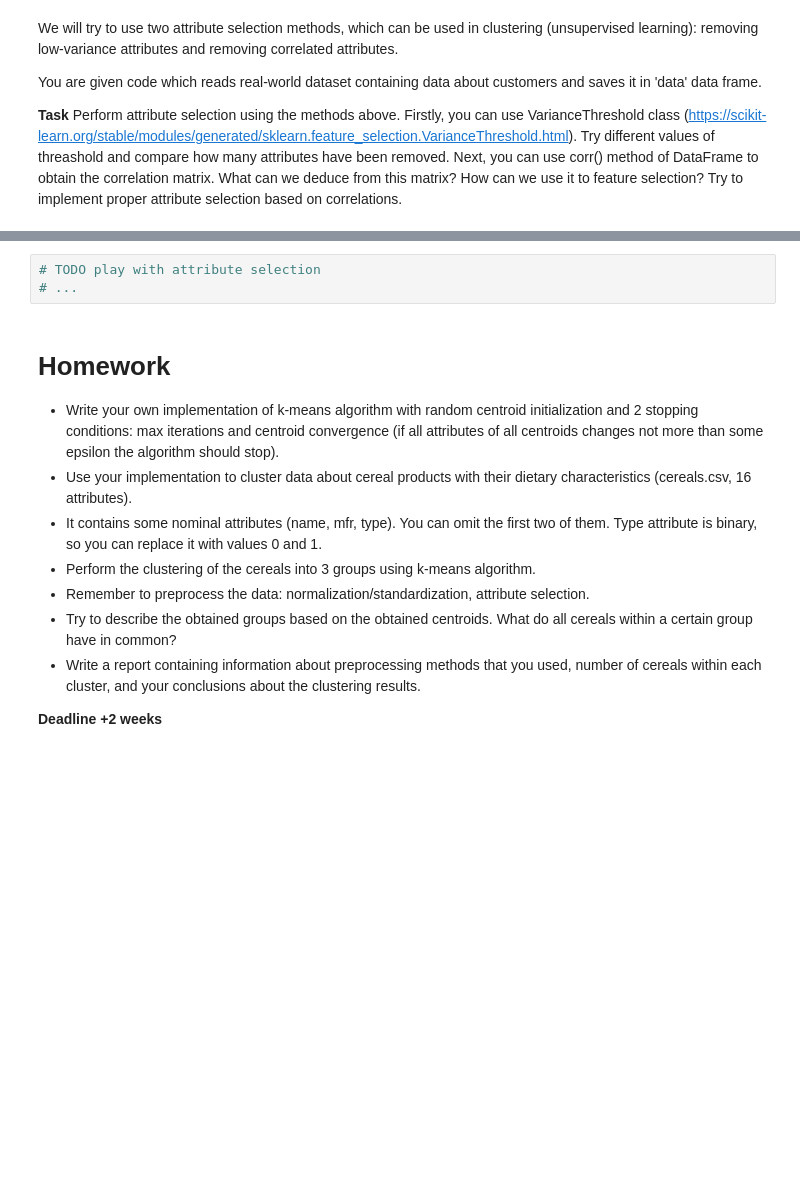
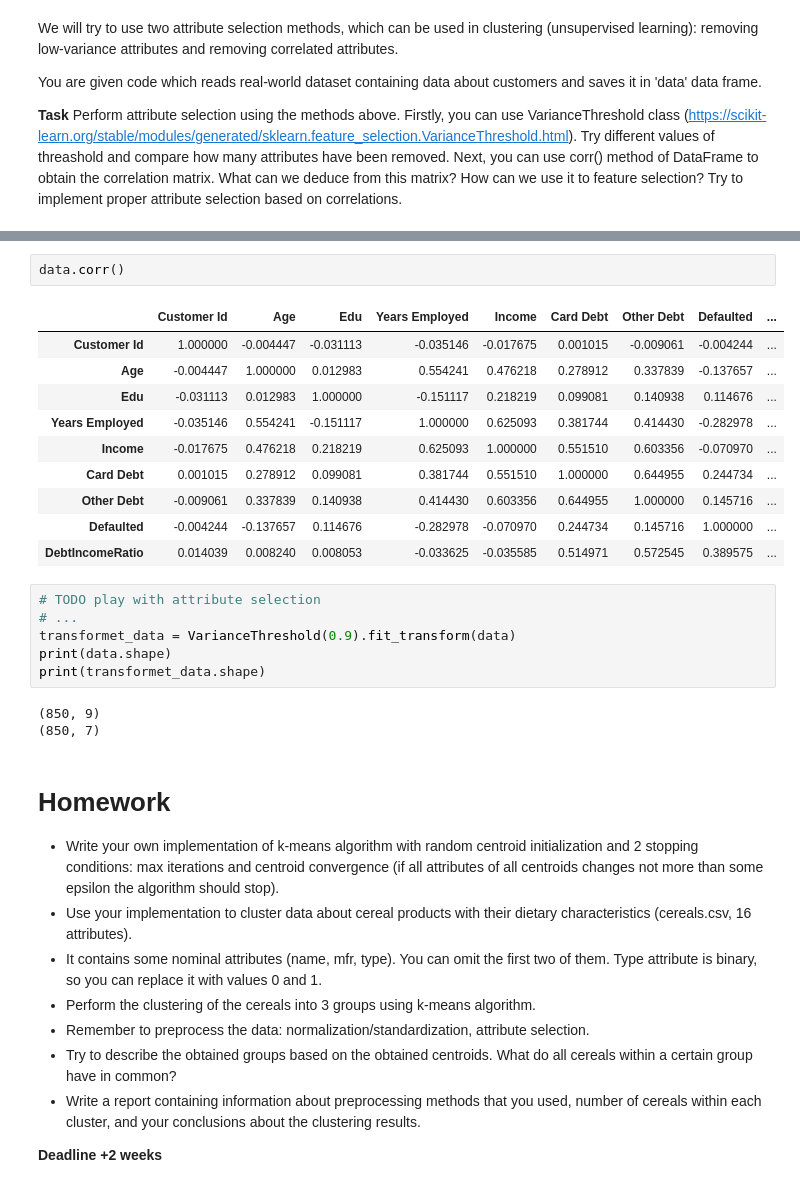
Before and after one commit to maciej-wieczorek/sem7, a Jupyter notebook: SNUM/lab5/k-means_exercises.ipynb, the cells around one changed output, grey strips where cells are left out. Cells and saved outputs as stored; diff of their text form; blank space fills up the shorter version.

```diff
--- a/SNUM/lab5/k-means_exercises.ipynb
+++ b/SNUM/lab5/k-means_exercises.ipynb
@@ -163,6 +171,25 @@ data.head()
+# %%
+data.corr()
+# %% [output]
+|  | Customer Id | Age | Edu | Years Employed | Income | Card Debt | Other Debt | Defaulted | ... |
+| Customer Id | 1.000000 | -0.004447 | -0.031113 | -0.035146 | -0.017675 | 0.001015 | -0.009061 | -0.004244 | ... |
+| Age | -0.004447 | 1.000000 | 0.012983 | 0.554241 | 0.476218 | 0.278912 | 0.337839 | -0.137657 | ... |
+| Edu | -0.031113 | 0.012983 | 1.000000 | -0.151117 | 0.218219 | 0.099081 | 0.140938 | 0.114676 | ... |
+| Years Employed | -0.035146 | 0.554241 | -0.151117 | 1.000000 | 0.625093 | 0.381744 | 0.414430 | -0.282978 | ... |
+| Income | -0.017675 | 0.476218 | 0.218219 | 0.625093 | 1.000000 | 0.551510 | 0.603356 | -0.070970 | ... |
+| Card Debt | 0.001015 | 0.278912 | 0.099081 | 0.381744 | 0.551510 | 1.000000 | 0.644955 | 0.244734 | ... |
+| Other Debt | -0.009061 | 0.337839 | 0.140938 | 0.414430 | 0.603356 | 0.644955 | 1.000000 | 0.145716 | ... |
+| Defaulted | -0.004244 | -0.137657 | 0.114676 | -0.282978 | -0.070970 | 0.244734 | 0.145716 | 1.000000 | ... |
+| DebtIncomeRatio | 0.014039 | 0.008240 | 0.008053 | -0.033625 | -0.035585 | 0.514971 | 0.572545 | 0.389575 | ... |
 # %%
 # TODO play with attribute selection
 # ...
+transformet_data = VarianceThreshold(0.9).fit_transform(data)
+print(data.shape)
+print(transformet_data.shape)
+# %% [output]
+(850, 9)
+(850, 7)
 # %% [markdown]
 # Homework
 
```
Also changed, not shown: parts of 10 cells of this notebook, 2 other files.
